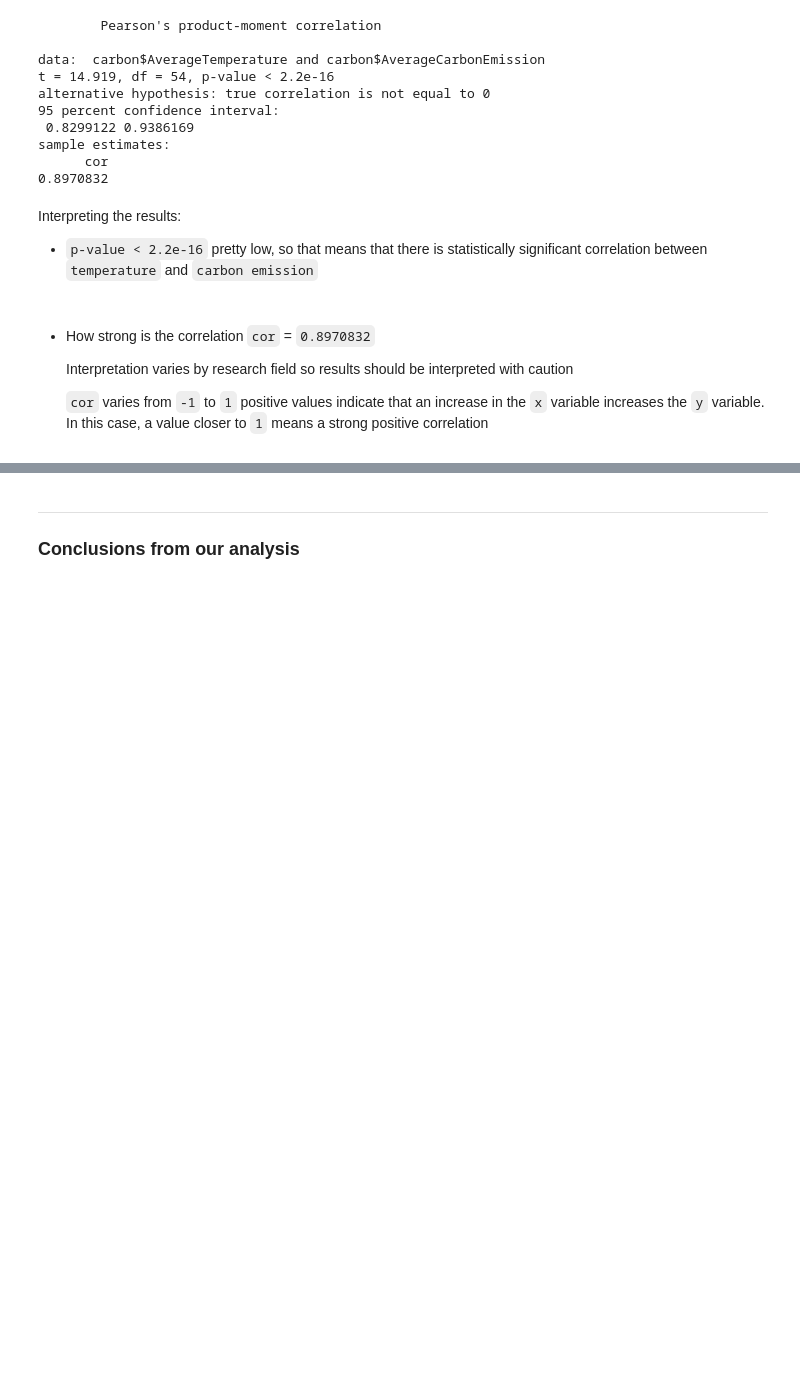
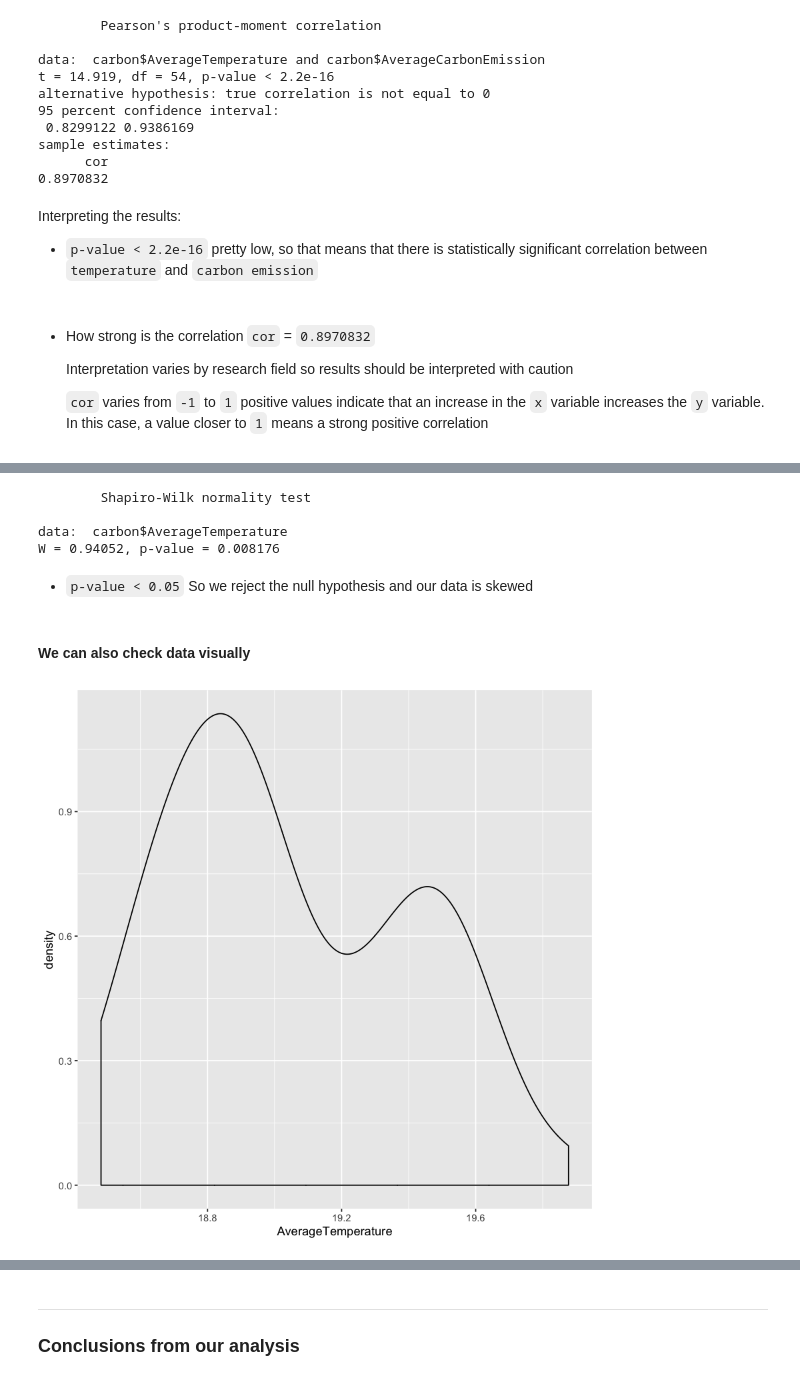
Before and after one commit to marquesarthur/R-data-analysis, a Jupyter notebook: R workshop/workshop.ipynb, the cells around one changed output, grey strips where cells are left out. Saved outputs shown, nothing was run; the diff lists cells and outputs as text; code cells hidden in the pictures; blank space fills up the shorter version.

```diff
--- a/R workshop/workshop.ipynb
+++ b/R workshop/workshop.ipynb
@@ -673,0 +691,16 @@ Interpreting the results:
+# %%
+shapiro.test(carbon$AverageTemperature)
+# %% [output]
+        Shapiro-Wilk normality test
+
+data:  carbon$AverageTemperature
+W = 0.94052, p-value = 0.008176
+# %% [markdown]
+* `p-value < 0.05` So we reject the null hypothesis and our data is skewed
+# %% [markdown]
+#### We can also check data visually
+# %%
+ggplot(carbon, aes(x=AverageTemperature)) +
+  geom_density()
+# %% [output]
+[figure, added]
```
Also changed, not shown: parts of 21 cells of this notebook, 2 other files.
